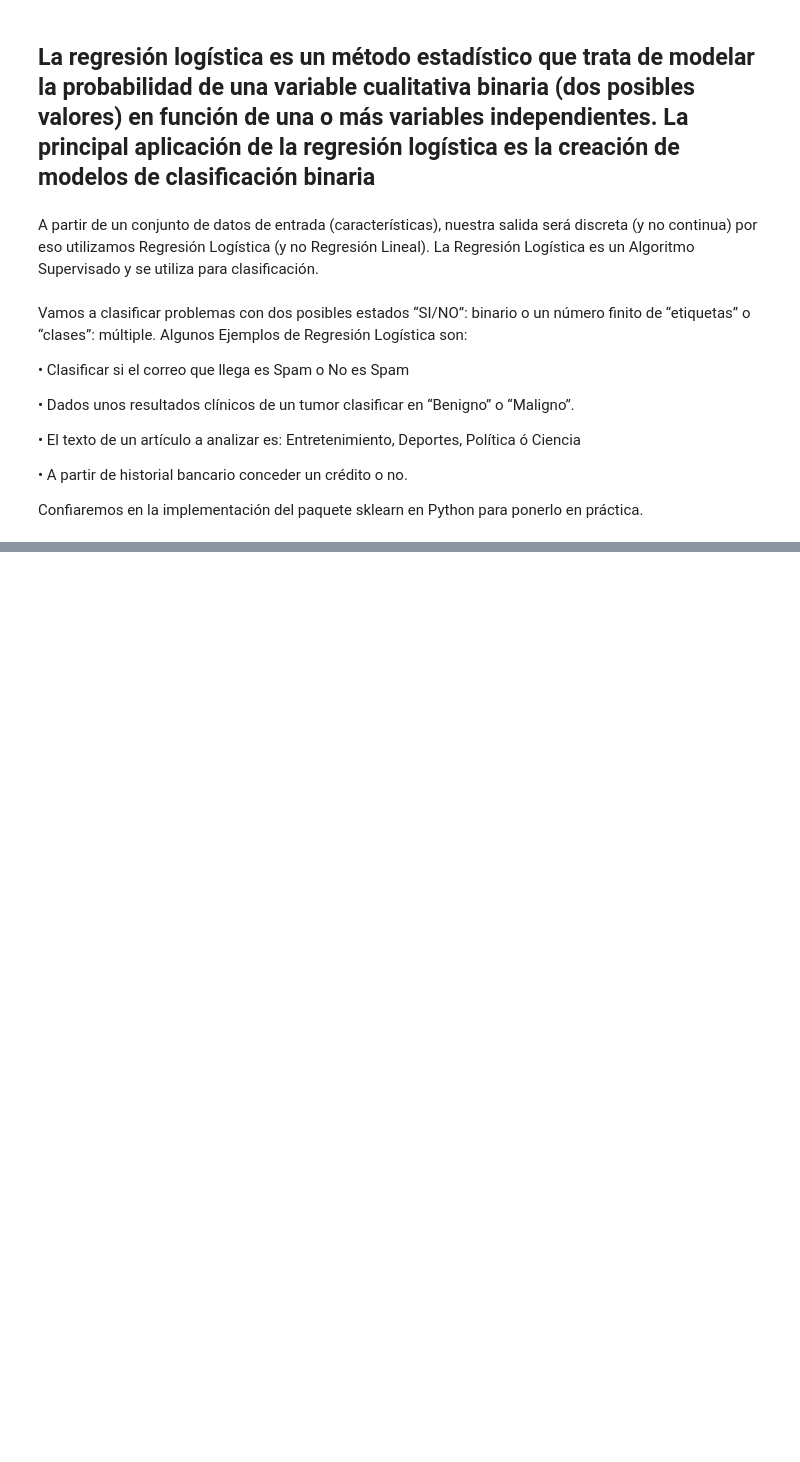
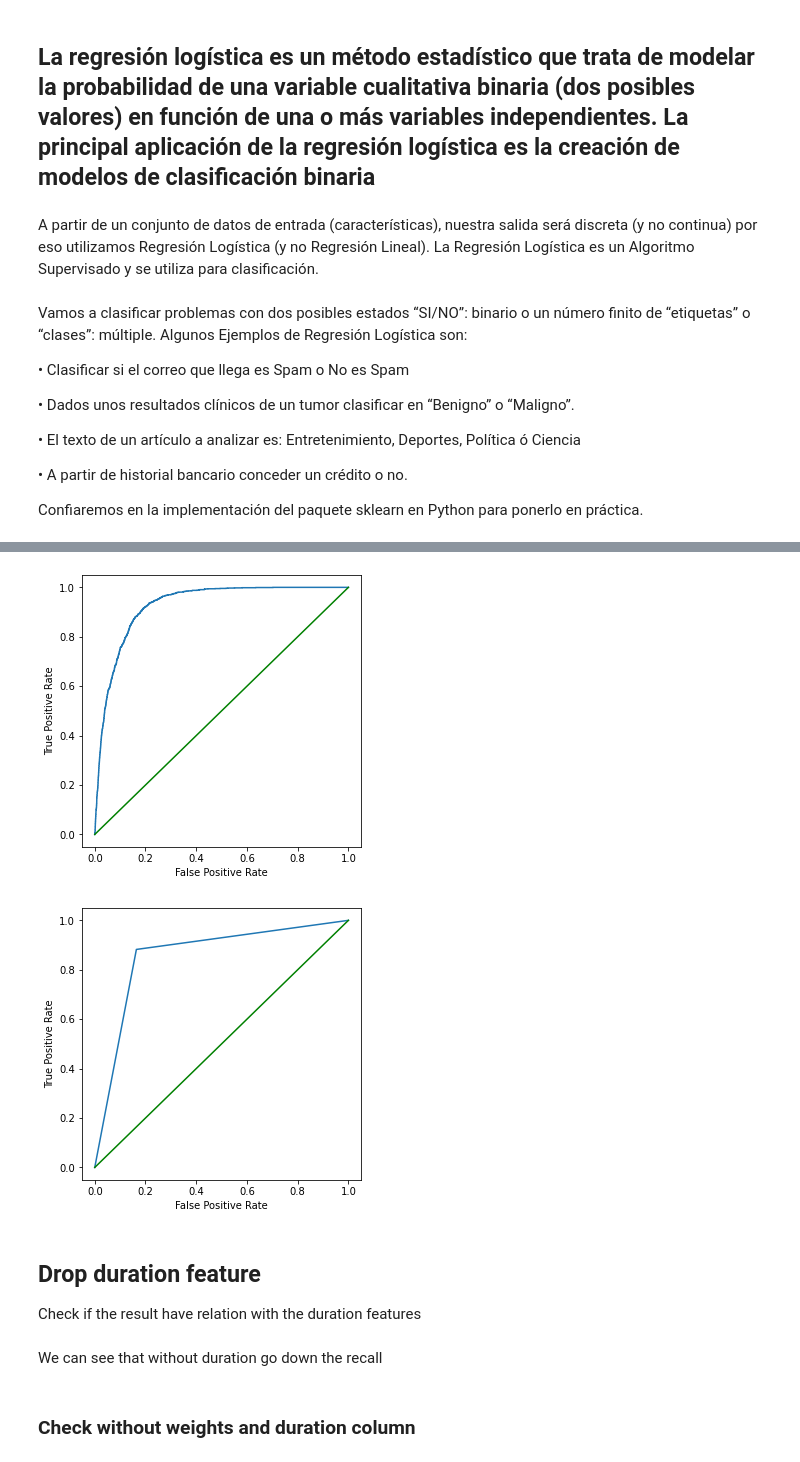
Before and after one commit to marfurt1/regresion_logistica_Bank, a Jupyter notebook: src/explore.ipynb, the cells around one changed output, grey strips where cells are left out. Cells and saved outputs as stored; diff of their text form; code cells hidden in the pictures; blank space fills up the shorter version.

```diff
--- a/src/explore.ipynb
+++ b/src/explore.ipynb
@@ -680,0 +768,17 @@ Confiaremos en la implementación del paquete sklearn en Python para ponerlo en
+# %%
+# define class weights
+w = {0: 1, 1: 10}
+
+# define model
+lg2 = LogisticRegression(random_state=20, class_weight=w, solver='lbfgs', max_iter=3000)
+
+# fit it
+lg2.fit(X_train,y_train)
+
+# test
+y_pred = lg2.predict(X_test)
+# performance
+print(f'Accuracy Score: {accuracy_score(y_test,y_pred)}')
+print(f'Confusion Matrix: \n{confusion_matrix(y_test, y_pred)}')
+print(f'Area Under Curve: {roc_auc_score(y_test, y_pred)}')
+print(f'Recall score: {recall_score(y_test,y_pred)}')
@@ -680,0 +812,19 @@ Confiaremos en la implementación del paquete sklearn en Python para ponerlo en
+# %%
+def plot_sklearn_roc_curve(y_real, y_pred):
+    fpr, tpr, _ = roc_curve(y_real, y_pred)
+    roc_display = RocCurveDisplay(fpr=fpr, tpr=tpr).plot()
+    roc_display.figure_.set_size_inches(5,5)
+    plt.plot([0, 1], [0, 1], color = 'g')
+
+# Plots the ROC curve using the sklearn methods - Good plot
+y_proba = lg2.predict_proba(X_test)
+plot_sklearn_roc_curve(y_test, y_proba[:, 1])
+# Plots the ROC curve using the sklearn methods - Bad plot
+plot_sklearn_roc_curve(y_test, y_pred)
+# %% [output]
+[figure, added]
+[figure, added]
+# %% [markdown]
+## Drop duration feature
+
+Check if the result have relation with the duration features
@@ -680,0 +838,4 @@ Confiaremos en la implementación del paquete sklearn en Python para ponerlo en
+# %% [markdown]
+We can see that without duration go down the recall
+# %% [markdown]
+### Check without weights and duration column
```
Also changed, not shown: parts of 22 cells of this notebook, 1 other file.
